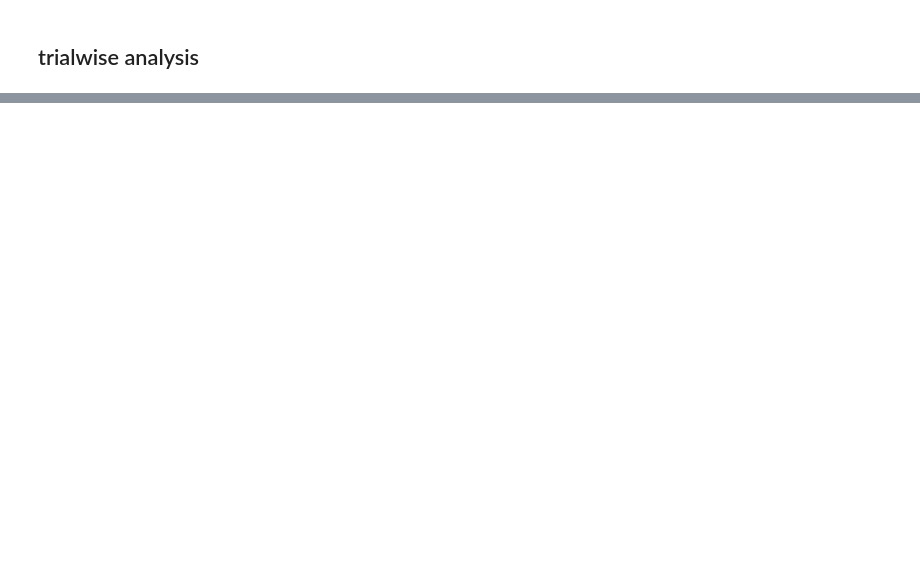
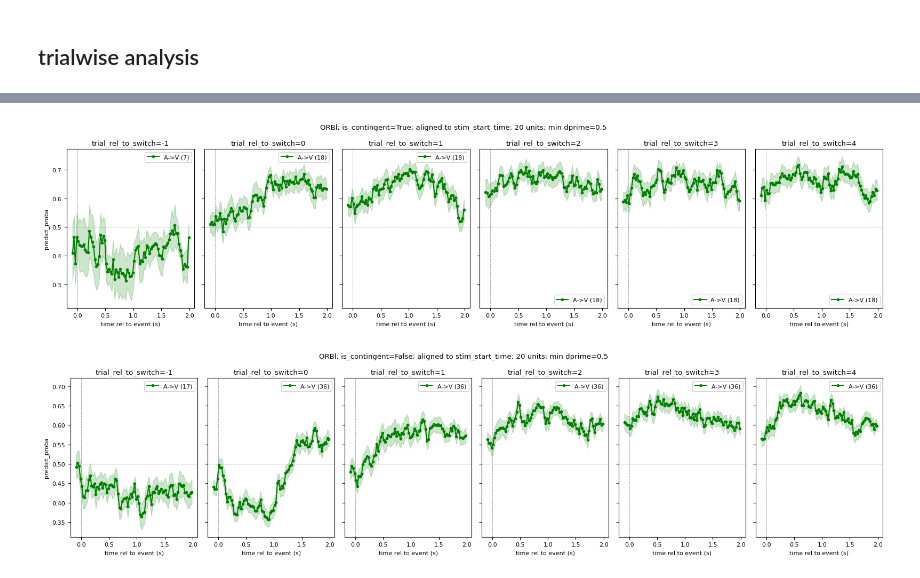
Before and after one commit to AllenInstitute/dynamic_routing_analysis, a Jupyter notebook: notebooks/plot_multi_timebin_decoder_results.ipynb, the cells around one changed output, grey strips where cells are left out. Cells and saved outputs as stored; diff of their text form; code cells hidden in the pictures; blank space fills up the shorter version.

```diff
--- a/notebooks/plot_multi_timebin_decoder_results.ipynb
+++ b/notebooks/plot_multi_timebin_decoder_results.ipynb
@@ -85,8 +85,19 @@ fm.FontProperties().set_family('arial')
 # results_path = r"s3://aind-scratch-data/dynamic-routing/decoding/results/decode_context_vis_stim_25ms_bins_10_units_0/"
 # results_path = r"s3://aind-scratch-data/dynamic-routing/decoding/results/decode_context_aud_stim_25ms_bins_10_units_0/"
 
-results_path = r"s3://aind-scratch-data/dynamic-routing/decoding/results/test_response_aligned_decode_context_targets_25ms_20251017_200524/"
-# results_path = r"s3://aind-scratch-data/dynamic-routing/decoding/results/test_response_aligned_decode_reward_targets_25ms_20251017_195932/"
+# results_path = r"s3://aind-scratch-data/dynamic-routing/decoding/results/response_aligned_decode_context_targets_25ms_0/"
+# results_path = r"s3://aind-scratch-data/dynamic-routing/decoding/results/response_aligned_decode_reward_targets_25ms_0/"
+
+# results_path = r"s3://aind-scratch-data/dynamic-routing/decoding/results/response_aligned_decode_context_aud_targets_25ms_1/"
+# results_path = r"s3://aind-scratch-data/dynamic-routing/decoding/results/response_aligned_decode_context_vis_targets_25ms_1/"
+
+#test using resample/repeats
+# results_path = r"s3://aind-scratch-data/dynamic-routing/decoding/results/decode_context_vis_stim_25ms_w_repeats_20251023_220014/" #50ms window
+# results_path = r"s3://aind-scratch-data/dynamic-routing/decoding/results/decode_context_vis_stim_25ms_bin_100ms_window_w_repeats_20251024_192831/" #100ms window
+
+#25ms bins with 100ms window
+# results_path = r"s3://aind-scratch-data/dynamic-routing/decoding/results/decode_context_aud_stim_25ms_bin_100ms_window_w_repeats_0/"
+results_path = r"s3://aind-scratch-data/dynamic-routing/decoding/results/decode_context_vis_stim_25ms_bin_100ms_window_w_repeats_0/"
 # %%
 session_table_path=r"\\allen\programs\mindscope\workgroups\dynamicrouting\Ethan\CO decoding results\session_table_v0.272.csv"
 # session_table_path="/Users/ethan.mcbride/Data/DR/session_table_v0.265.csv"
@@ -98,7 +109,7 @@ dr_session_list=(
     pl.col('is_production'),
     pl.col('is_annotated'),
     pl.col('issues')=="",
-    pl.col('is_engaged'),
-    pl.col('is_good_behavior').eq(True),
+    # pl.col('is_engaged'),
+    # pl.col('is_good_behavior').eq(True),
     )['session_id'].to_list()
     )
@@ -420,7 +435,7 @@ predict_proba_wo_repeats = (
     #join on the units table to get total number of units per structure
     .join(
         other=(
-            pl.scan_parquet('s3://aind-scratch-data/dynamic-routing/cache/nwb_components/v0.0.268/consolidated/units.parquet')
+            pl.scan_parquet('s3://aind-scratch-data/dynamic-routing/cache/nwb_components/v0.0.272/consolidated/units.parquet')
             .with_columns(
                 pl.col('session_id').str.split('_').list.slice(0, 2).list.join('_'),
             )
@@ -732,13 +747,13 @@ predict_proba_pd.query(f'session_id=="{sel_session}" and structure=="{sel_struct
 
 # sel_session="664851_2023-11-13"
 # sel_structure="SCm"
-sel_unit_subsample_size='all'
-# sel_time_aligned_to='stim_start_time'
-sel_time_aligned_to='response_or_reward_time'
+sel_unit_subsample_size=20
+sel_time_aligned_to='stim_start_time'
+# sel_time_aligned_to='response_or_reward_time'
 
 get_trials_rel_to_switch=[-3,-2,-1,0,1,2,3,4]
-all_performance=pl.scan_parquet('s3://aind-scratch-data/dynamic-routing/cache/nwb_components/v0.0.268/consolidated/performance.parquet').collect().to_pandas()
-all_trials=pl.scan_parquet('s3://aind-scratch-data/dynamic-routing/cache/nwb_components/v0.0.268/consolidated/trials.parquet').collect().to_pandas()
+all_performance=pl.scan_parquet('s3://aind-scratch-data/dynamic-routing/cache/nwb_components/v0.0.272/consolidated/performance.parquet').collect().to_pandas()
+all_trials=pl.scan_parquet('s3://aind-scratch-data/dynamic-routing/cache/nwb_components/v0.0.272/consolidated/trials.parquet').collect().to_pandas()
 
 context_switch_table={
     'session_id':[],
@@ -916,15 +944,15 @@ fig.tight_layout()
 #plot across instruction trials
 # sel_structure='ACAd'
 # sel_is_contingent_switch=True
-min_dprime=0.0
+min_dprime=0.5
 
-sel_modality=''
+sel_modality='visual'
 
 savefigs=False
 savepath=r"C:\Users\ethan.mcbride\OneDrive - Allen Institute\quick figures\2025-10-07-decode_split_by_stim_modality\switch_aligned_predict_proba\binsize_25ms"
 
 for sel_structure in context_switch_table_df['structure'].unique():
-    sel_structure='MOs'
+    sel_structure='ORBl'
     for sel_is_contingent_switch in [True,False]:
 
         fig,ax=plt.subplots(1,6,figsize=(16,4),sharex=True,sharey=True)
@@ -956,33 +984,36 @@ for sel_structure in context_switch_table_df['structure'].unique():
                 ax[xx].plot(aud_to_vis_switches['bin_centers'].iloc[0],
                         np.nanmean(np.vstack(aud_to_vis_switches['predict_proba'].values),axis=0),
                         label=f'A->V ({len(aud_to_vis_switches)})', color='green', marker='.')
                 ax[xx].fill_between(
                     aud_to_vis_switches['bin_centers'].iloc[0],
                     np.nanmean(np.vstack(aud_to_vis_switches['predict_proba'].values),axis=0)
                     -stats.sem(np.vstack(aud_to_vis_switches['predict_proba'].values),axis=0),
                     np.nanmean(np.vstack(aud_to_vis_switches['predict_proba'].values),axis=0)
                     +stats.sem(np.vstack(aud_to_vis_switches['predict_proba'].values),axis=0),
                     color='green', alpha=0.2)
 
             # ax.set_ylim(0.2,0.8)
             ax[xx].set_xlabel('time rel to event (s)')
             if xx==0:
                 ax[xx].set_ylabel('predict_proba')
             ax[xx].legend()
             ax[xx].set_title(f"trial_rel_to_switch={sel_trial_rel_to_switch}")
         fig.suptitle(f"{sel_structure}; is_contingent={sel_is_contingent_switch}; aligned to {sel_time_aligned_to}; {sel_unit_subsample_size} units; min dprime={min_dprime}")
         fig.tight_layout()
 
         if sel_is_contingent_switch:
             sel_is_contingent_str='contingent'
         else:
             sel_is_contingent_str='noncontingent'
         if savefigs:
             fig.savefig(os.path.join(savepath,f"{sel_structure.replace('/','-')}_{sel_is_contingent_str}_{sel_modality}.png"), dpi=300)
             plt.close(fig)
 
 
     break
+# %% [output]
+[figure, added]
+[figure, added]
 # %%
 #plot example structure showing all sessions
 
```
Also changed, not shown: parts of 32 cells of this notebook, 6 other files.
